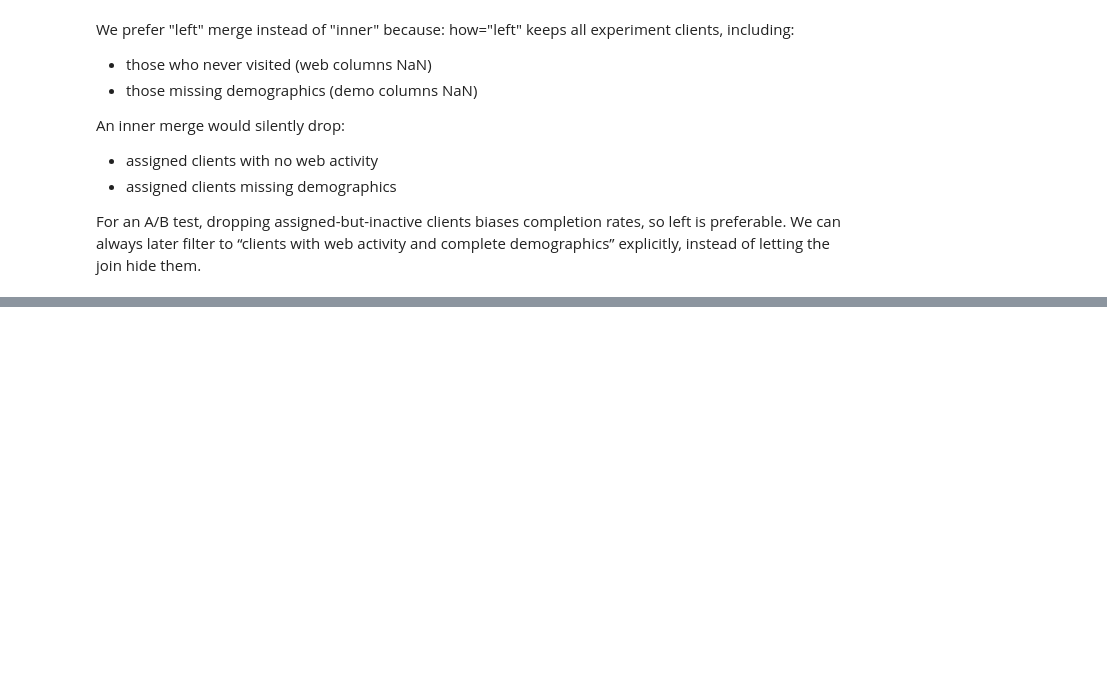
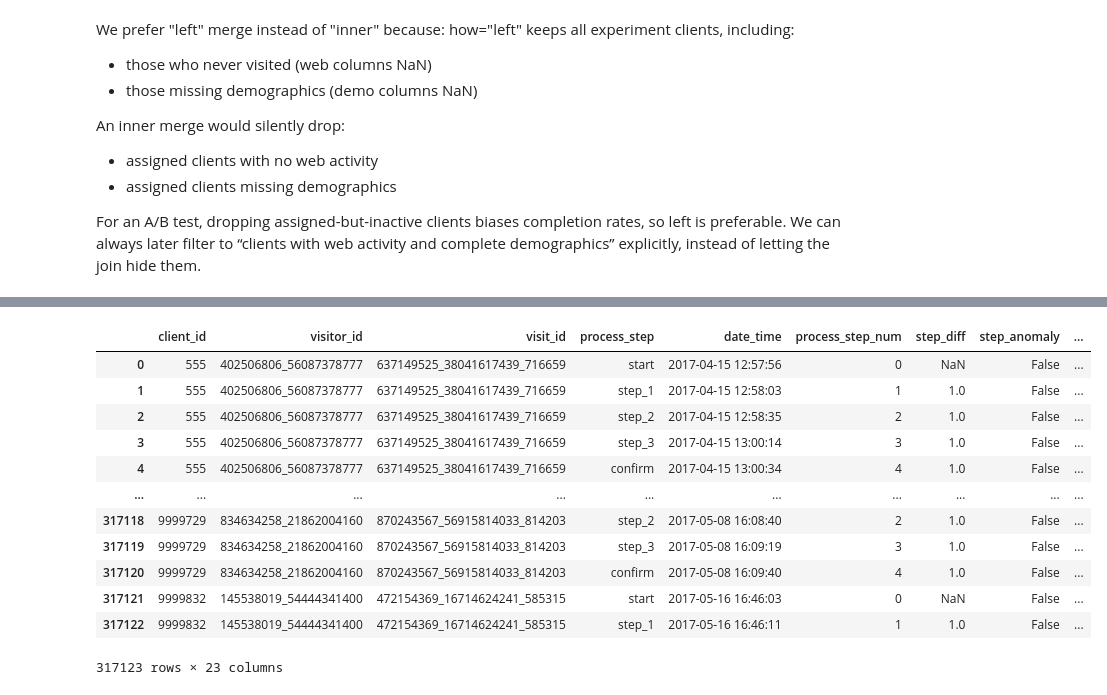
Before and after one commit to ChVlachakis/house-greyjoy, a Jupyter notebook: notebooks/data_import_veerpal.ipynb, the cells around one changed output, grey strips where cells are left out. Drawn from its saved outputs; the diff is of its cells as text; code cells hidden in the pictures; blank space fills up the shorter version.

```diff
--- a/notebooks/data_import_veerpal.ipynb
+++ b/notebooks/data_import_veerpal.ipynb
@@ -140,0 +157,6 @@ For an A/B test, dropping assigned-but-inactive clients biases completion rates,
+# %%
+import pandas as pd
+
+df = pd.read_csv("../data/final_per_step_dataset.csv")
+final_per_step_df = df.copy()
+final_per_step_df.head(5)
@@ -140,0 +171,16 @@ For an A/B test, dropping assigned-but-inactive clients biases completion rates,
+# %%
+final_per_step_df
+# %% [output]
+|  | client_id | visitor_id | visit_id | process_step | date_time | process_step_num | step_diff | step_anomaly | ... |
+| 0 | 555 | 402506806_56087378777 | 637149525_38041617439_716659 | start | 2017-04-15 12:57:56 | 0 | NaN | False | ... |
+| 1 | 555 | 402506806_56087378777 | 637149525_38041617439_716659 | step_1 | 2017-04-15 12:58:03 | 1 | 1.0 | False | ... |
+| 2 | 555 | 402506806_56087378777 | 637149525_38041617439_716659 | step_2 | 2017-04-15 12:58:35 | 2 | 1.0 | False | ... |
+| 3 | 555 | 402506806_56087378777 | 637149525_38041617439_716659 | step_3 | 2017-04-15 13:00:14 | 3 | 1.0 | False | ... |
+| 4 | 555 | 402506806_56087378777 | 637149525_38041617439_716659 | confirm | 2017-04-15 13:00:34 | 4 | 1.0 | False | ... |
+| ... | ... | ... | ... | ... | ... | ... | ... | ... | ... |
+| 317118 | 9999729 | 834634258_21862004160 | 870243567_56915814033_814203 | step_2 | 2017-05-08 16:08:40 | 2 | 1.0 | False | ... |
+| 317119 | 9999729 | 834634258_21862004160 | 870243567_56915814033_814203 | step_3 | 2017-05-08 16:09:19 | 3 | 1.0 | False | ... |
+| 317120 | 9999729 | 834634258_21862004160 | 870243567_56915814033_814203 | confirm | 2017-05-08 16:09:40 | 4 | 1.0 | False | ... |
+| 317121 | 9999832 | 145538019_54444341400 | 472154369_16714624241_585315 | start | 2017-05-16 16:46:03 | 0 | NaN | False | ... |
+| 317122 | 9999832 | 145538019_54444341400 | 472154369_16714624241_585315 | step_1 | 2017-05-16 16:46:11 | 1 | 1.0 | False | ... |
+317123 rows × 23 columns
```
Also changed, not shown: parts of 8 cells of this notebook, 1 other file.
